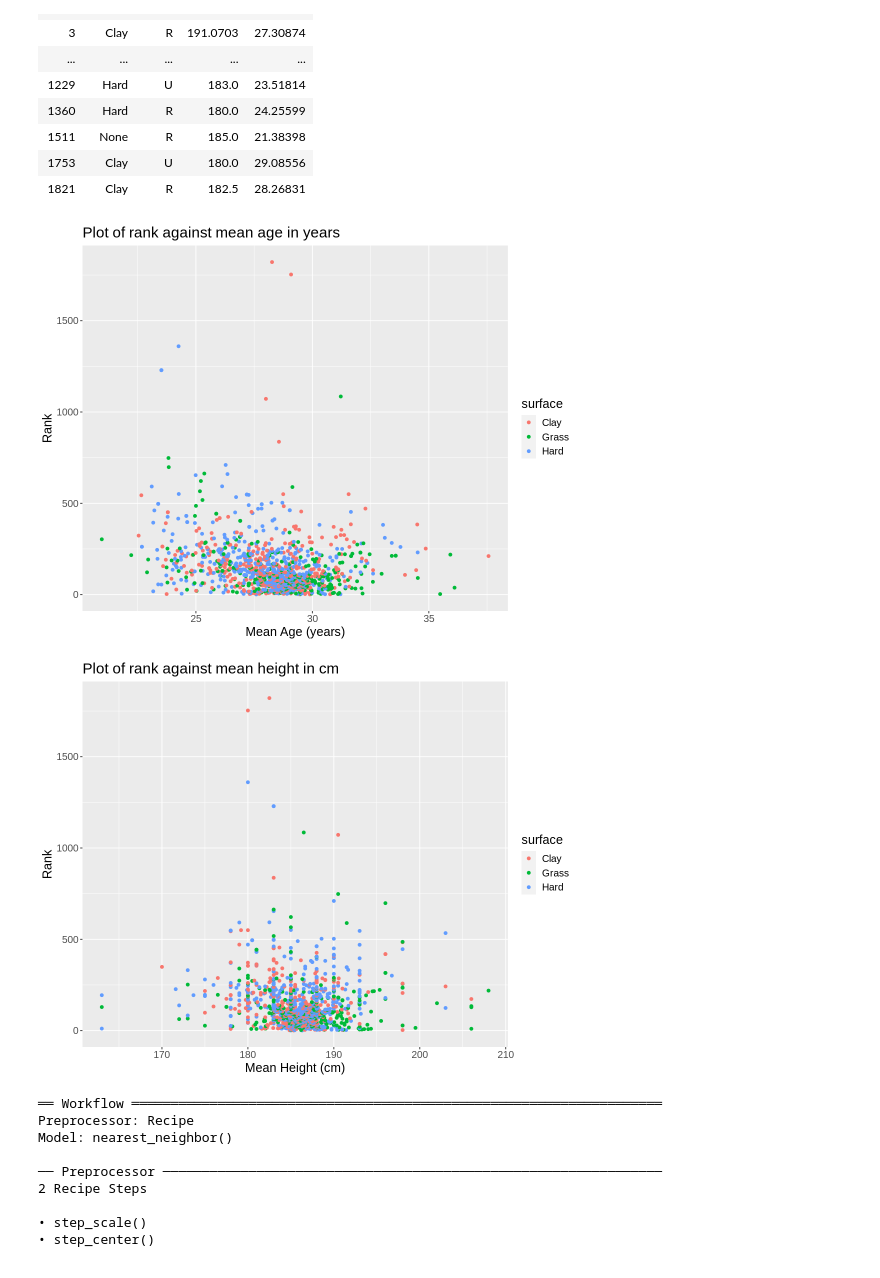
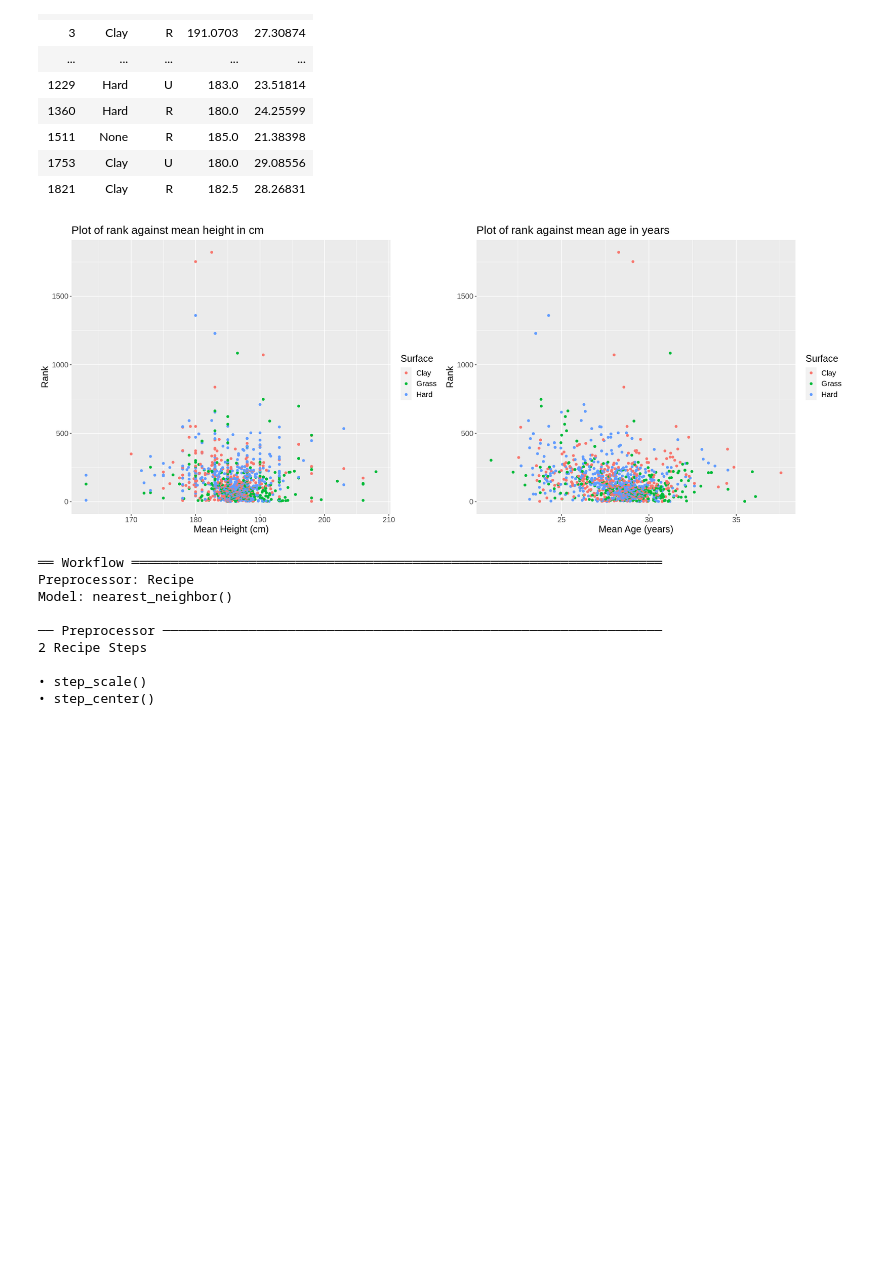
Before and after one commit to KatieSwan/DSCI100_GroupProject, a Jupyter notebook: Project_Proposal.ipynb, the cells around one changed output. Cells and saved outputs as stored; diff of their text form; code cells hidden in the pictures; blank space fills up the shorter version.

Commit message:
Use Plot Grid on plots

```diff
--- a/Project_Proposal.ipynb
+++ b/Project_Proposal.ipynb
@@ -160,30 +138,30 @@ A grouped_df: 1180 × 5
 | 1821 | Clay | R | 182.5 | 28.26831 |
 # %%
 # Plotting rank against mean age:
-options(repr.plot.width = 9, repr.plot.height = 7)
+options(repr.plot.width = 18, repr.plot.height = 7)
 rank_vs_age_plot <- tennis_training|>
     filter(surface == "Clay"| surface == "Grass"| surface == "Hard")|>
-    ggplot(aes(x=mean_age, y=rank, colour = surface))+
+    ggplot(aes(x=mean_age, y=rank, color = surface))+
     geom_point() +
-    labs(x = "Mean Age (years)", y = "Rank") +
+    labs(x = "Mean Age (years)", y = "Rank", color = "Surface") +
     ggtitle("Plot of rank against mean age in years")+
     theme(text=element_text(size = 15))
-rank_vs_age_plot
 #
 # use facet_grid
 #
 # Plotting height against mean age:
 rank_vs_height_plot<- tennis_training|>
     filter(surface == "Clay"| surface == "Grass"| surface == "Hard")|>
-    ggplot(aes(x=mean_ht, y=rank, colour = surface))+
+    ggplot(aes(x=mean_ht, y=rank, color = surface))+
     geom_point() +
-    labs(x = "Mean Height (cm)", y = "Rank") +
+    labs(x = "Mean Height (cm)", y = "Rank", colour = "Surface") +
     ggtitle("Plot of rank against mean height in cm")+
     theme(text=element_text(size = 15))
-rank_vs_height_plot
+
+tennis_plots <- plot_grid(rank_vs_height_plot, rank_vs_age_plot)
+tennis_plots
 # %% [output]
-[figure, old version]
+[figure, new version]
-[figure, removed]
 # %%
 # Creating a workflow for further data analysis and prediction using regression:
 tennis_spec <- nearest_neighbor(weight_func = "rectangular", neighbors = tune()) |>
```
Also changed, not shown: parts of 2 cells of this notebook.
